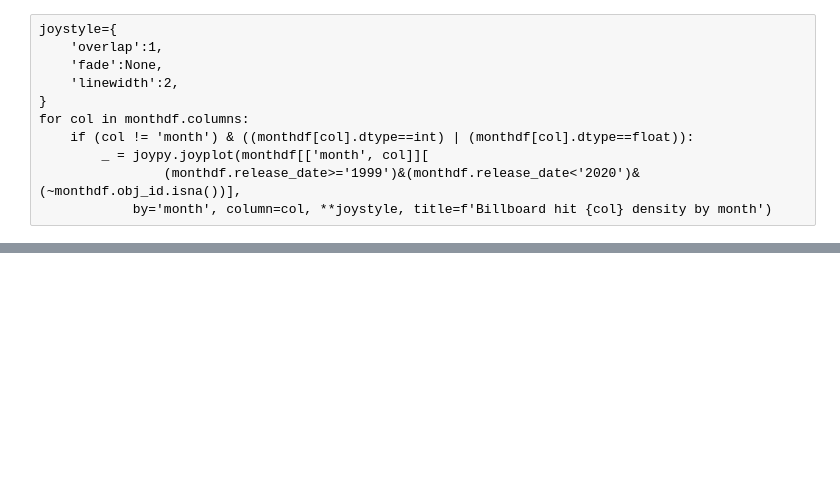
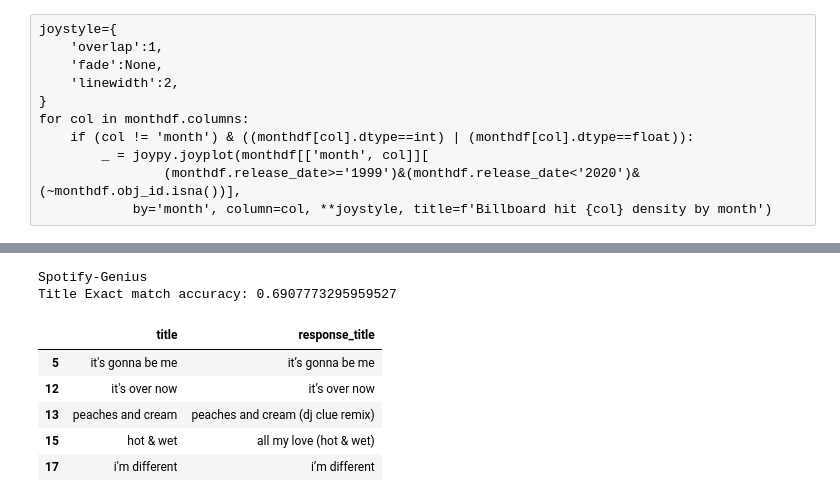
Before and after one commit to Greenford/billboard, a Jupyter notebook: pipe.ipynb, the cells around one changed output, grey strips where cells are left out. Drawn from its saved outputs; the diff is of its cells as text; code cells hidden in the pictures; blank space fills up the shorter version.

```diff
--- a/pipe.ipynb
+++ b/pipe.ipynb
@@ -444,0 +477,16 @@ for col in monthdf.columns:
+# %%
+print('Spotify-Genius')
+print('Title Exact match accuracy:',df1[
+    (df1.title==df1.response_title)
+    & wlyricsmask
+].shape[0]/df1.shape[0])
+df1[~(df1.title==df1.response_title)& wlyricsmask][['title', 'response_title']].head()
+# %% [output]
+Spotify-Genius
+Title Exact match accuracy: 0.6907773295959527
+|  | title | response_title |
+| 5 | it's gonna be me | it’s gonna be me |
+| 12 | it's over now | it’s over now |
+| 13 | peaches and cream | peaches and cream (dj clue remix) |
+| 15 | hot & wet | all my love (hot & wet) |
+| 17 | i'm different | i’m different |
```
Also changed, not shown: parts of 13 cells of this notebook, 2 other files.
